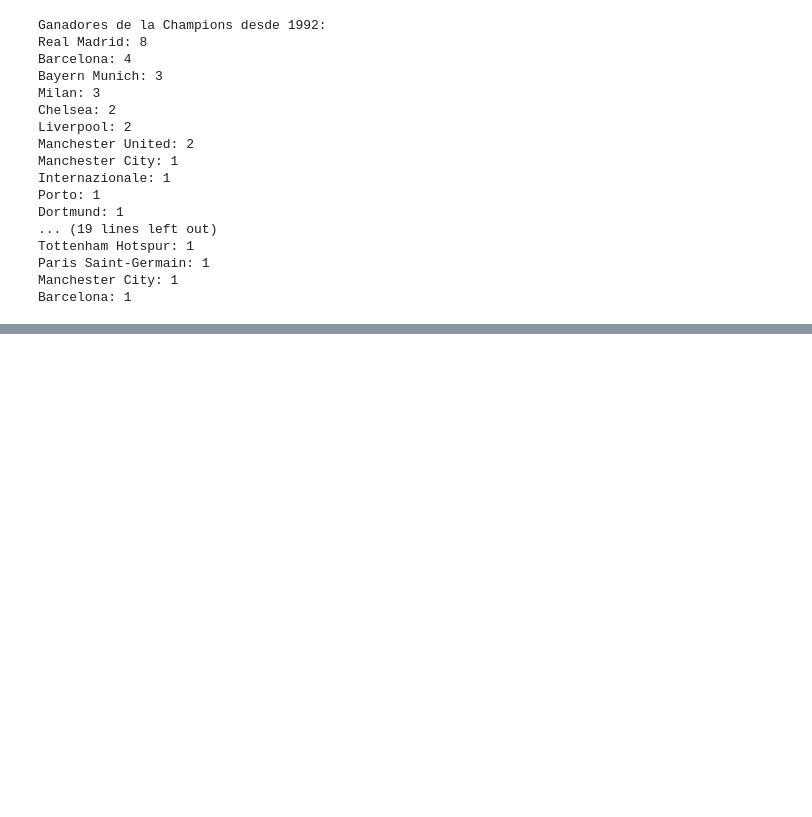
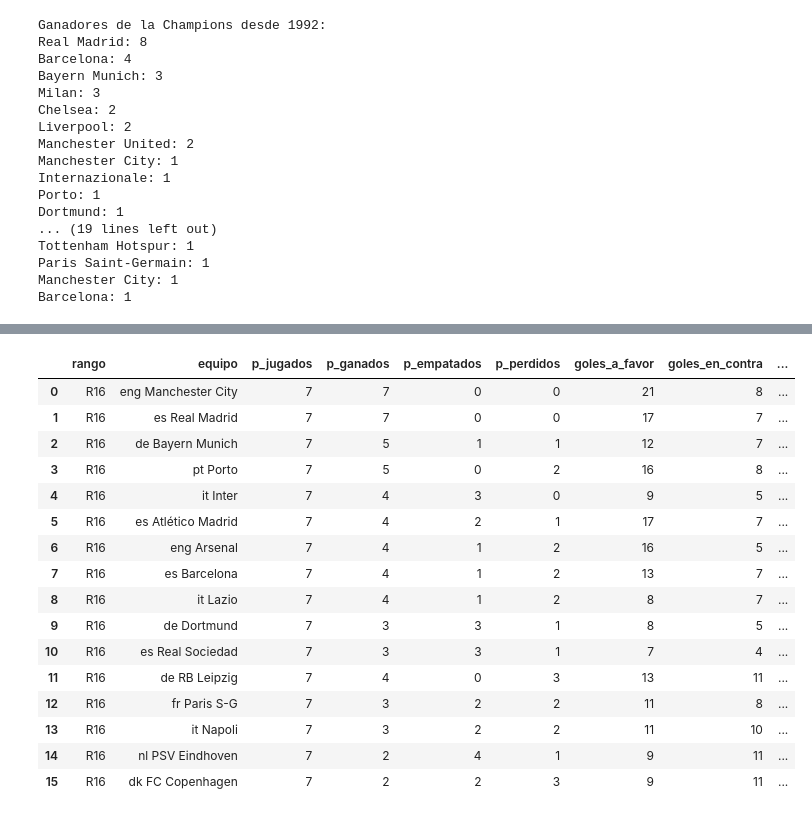
Before and after one commit to ESTHERRODRIGUEZGARCIA/UEFA_Champions_League, a Jupyter notebook: analisis.ipynb, the cells around one changed output, grey strips where cells are left out. Cells and saved outputs as stored; diff of their text form; code cells hidden in the pictures; blank space fills up the shorter version.

```diff
--- a/analisis.ipynb
+++ b/analisis.ipynb
@@ -282,0 +300,22 @@ Barcelona: 1
+# %%
+df_8 = pd.read_csv('CSV/octavos23_24.csv')
+
+df_8
+# %% [output]
+|  | rango | equipo | p_jugados | p_ganados | p_empatados | p_perdidos | goles_a_favor | goles_en_contra | ... |
+| 0 | R16 | eng Manchester City | 7 | 7 | 0 | 0 | 21 | 8 | ... |
+| 1 | R16 | es Real Madrid | 7 | 7 | 0 | 0 | 17 | 7 | ... |
+| 2 | R16 | de Bayern Munich | 7 | 5 | 1 | 1 | 12 | 7 | ... |
+| 3 | R16 | pt Porto | 7 | 5 | 0 | 2 | 16 | 8 | ... |
+| 4 | R16 | it Inter | 7 | 4 | 3 | 0 | 9 | 5 | ... |
+| 5 | R16 | es Atlético Madrid | 7 | 4 | 2 | 1 | 17 | 7 | ... |
+| 6 | R16 | eng Arsenal | 7 | 4 | 1 | 2 | 16 | 5 | ... |
+| 7 | R16 | es Barcelona | 7 | 4 | 1 | 2 | 13 | 7 | ... |
+| 8 | R16 | it Lazio | 7 | 4 | 1 | 2 | 8 | 7 | ... |
+| 9 | R16 | de Dortmund | 7 | 3 | 3 | 1 | 8 | 5 | ... |
+| 10 | R16 | es Real Sociedad | 7 | 3 | 3 | 1 | 7 | 4 | ... |
+| 11 | R16 | de RB Leipzig | 7 | 4 | 0 | 3 | 13 | 11 | ... |
+| 12 | R16 | fr Paris S-G | 7 | 3 | 2 | 2 | 11 | 8 | ... |
+| 13 | R16 | it Napoli | 7 | 3 | 2 | 2 | 11 | 10 | ... |
+| 14 | R16 | nl PSV Eindhoven | 7 | 2 | 4 | 1 | 9 | 11 | ... |
+| 15 | R16 | dk FC Copenhagen | 7 | 2 | 2 | 3 | 9 | 11 | ... |
```
Also changed, not shown: parts of 5 cells of this notebook.
